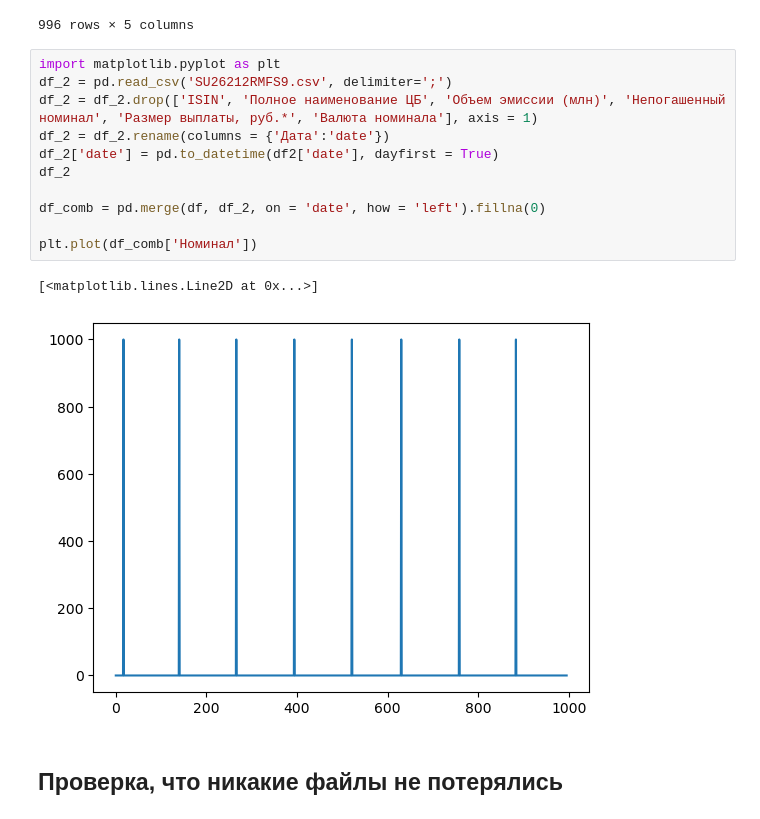
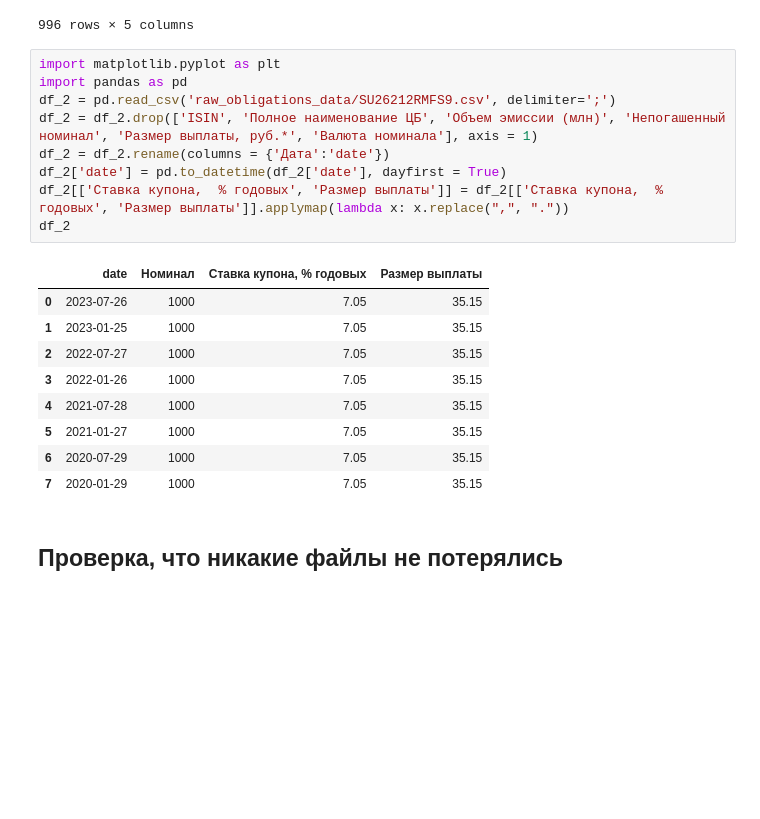
Before and after one commit to yanakhazanova/market_risk, a Jupyter notebook: collect_data.ipynb, the cells around one changed output. Saved outputs shown, nothing was run; the diff lists cells and outputs as text; blank space fills up the shorter version.

```diff
--- a/collect_data.ipynb
+++ b/collect_data.ipynb
@@ -338,18 +353,23 @@ df
 996 rows × 5 columns
 # %%
 import matplotlib.pyplot as plt
-df_2 = pd.read_csv('SU26212RMFS9.csv', delimiter=';')
+import pandas as pd
+df_2 = pd.read_csv('raw_obligations_data/SU26212RMFS9.csv', delimiter=';')
 df_2 = df_2.drop(['ISIN', 'Полное наименование ЦБ', 'Объем эмиссии (млн)', 'Непогашенный номинал', 'Размер выплаты, руб.*', 'Валюта номинала'], axis = 1)
 df_2 = df_2.rename(columns = {'Дата':'date'})
-df_2['date'] = pd.to_datetime(df2['date'], dayfirst = True)
+df_2['date'] = pd.to_datetime(df_2['date'], dayfirst = True)
+df_2[['Ставка купона,  % годовых', 'Размер выплаты']] = df_2[['Ставка купона,  % годовых', 'Размер выплаты']].applymap(lambda x: x.replace(",", "."))
 df_2
-
-df_comb = pd.merge(df, df_2, on = 'date', how = 'left').fillna(0)
-
-plt.plot(df_comb['Номинал'])
 # %% [output]
-[<matplotlib.lines.Line2D at 0x...>]
-[figure, removed]
+|  | date | Номинал | Ставка купона, % годовых | Размер выплаты |
+| 0 | 2023-07-26 | 1000 | 7.05 | 35.15 |
+| 1 | 2023-01-25 | 1000 | 7.05 | 35.15 |
+| 2 | 2022-07-27 | 1000 | 7.05 | 35.15 |
+| 3 | 2022-01-26 | 1000 | 7.05 | 35.15 |
+| 4 | 2021-07-28 | 1000 | 7.05 | 35.15 |
+| 5 | 2021-01-27 | 1000 | 7.05 | 35.15 |
+| 6 | 2020-07-29 | 1000 | 7.05 | 35.15 |
+| 7 | 2020-01-29 | 1000 | 7.05 | 35.15 |
 # %% [markdown]
 ## Проверка, что никакие файлы не потерялись
 # %%
```
Also changed, not shown: parts of 2 cells of this notebook, 6 other files.
